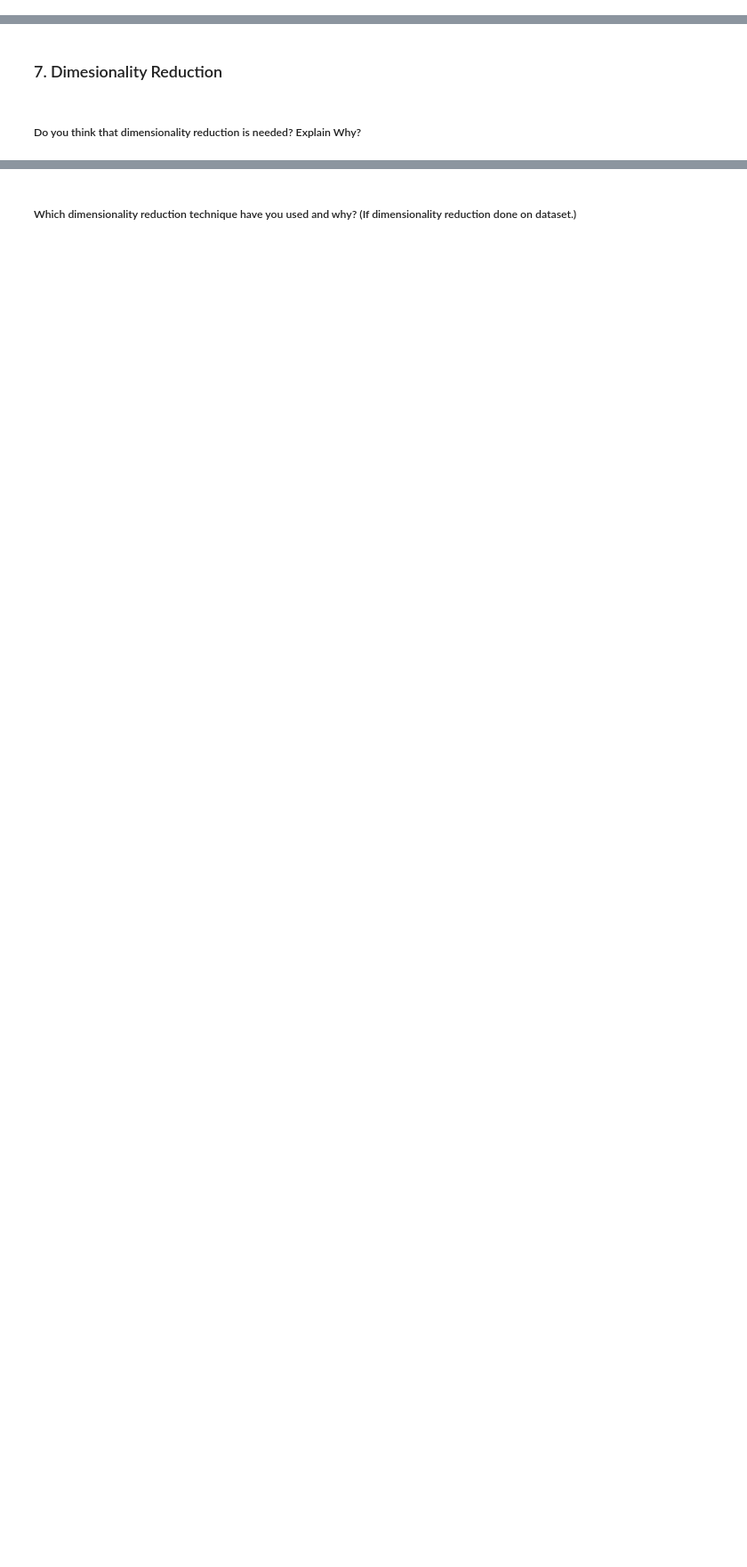
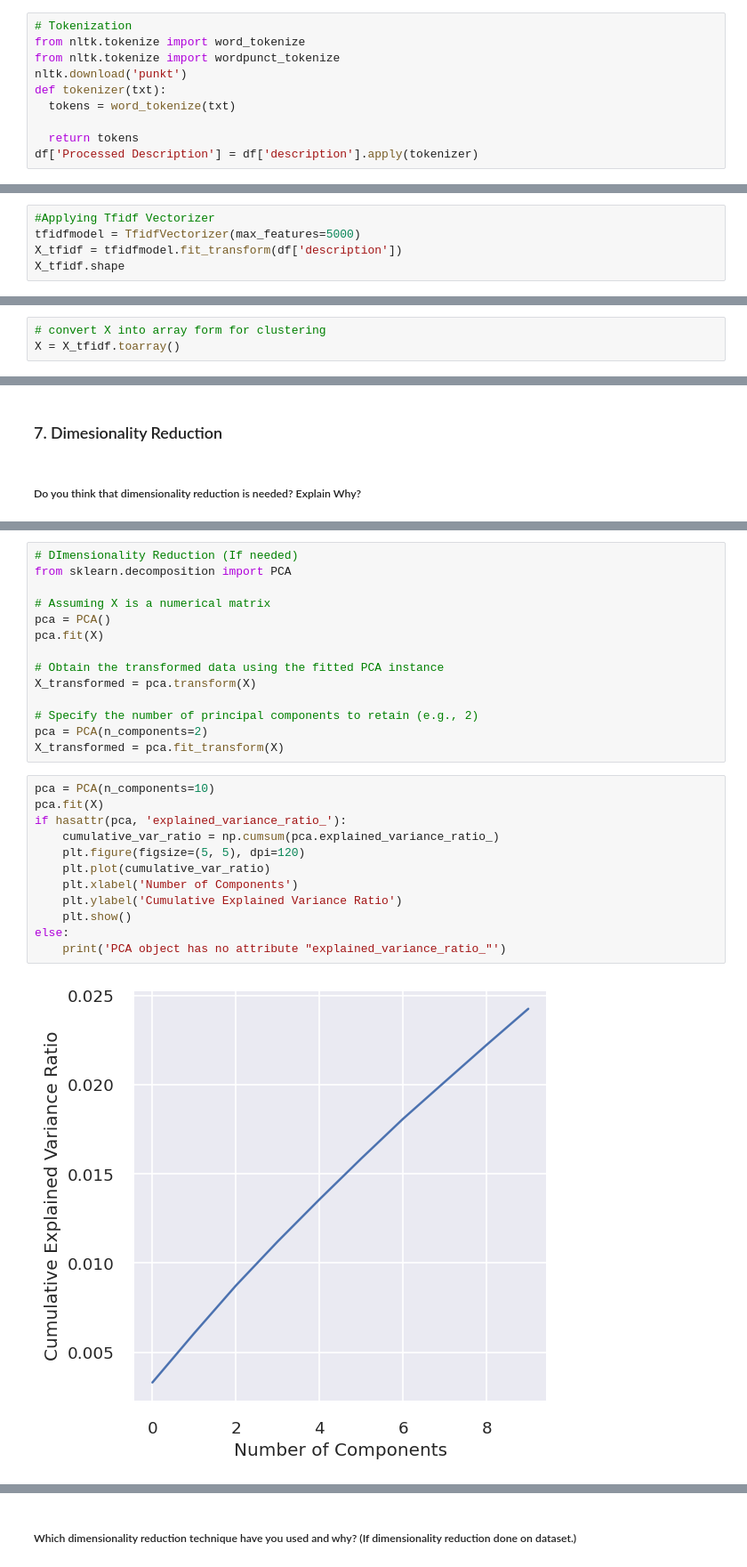
Before and after one commit to Kalpesh-Nandedkar/Netflix-Movies-and-TV-Shows-Clustering, a Jupyter notebook: Netflix_Movies_&_TV_Shows_Clustering.ipynb, the cells around one changed output, grey strips where cells are left out. Shown at 89% size. Drawn from its saved outputs; the diff is of its cells as text; blank space fills up the shorter version.

```diff
--- a/Netflix_Movies_&_TV_Shows_Clustering.ipynb
+++ b/Netflix_Movies_&_TV_Shows_Clustering.ipynb
@@ -1251,0 +1313,10 @@ Answer Here.
+# %%
+# Tokenization
+from nltk.tokenize import word_tokenize
+from nltk.tokenize import wordpunct_tokenize
+nltk.download('punkt')
+def tokenizer(txt):
+  tokens = word_tokenize(txt)
+
+  return tokens
+df['Processed Description'] = df['description'].apply(tokenizer)
@@ -1267,0 +1365,5 @@ Answer Here.
+# %%
+#Applying Tfidf Vectorizer
+tfidfmodel = TfidfVectorizer(max_features=5000)
+X_tfidf = tfidfmodel.fit_transform(df['description'])
+X_tfidf.shape
@@ -1268,2 +1372,5 @@ Answer Here.
+# %%
+# convert X into array form for clustering
+X = X_tfidf.toarray()
 # %% [markdown]
 ##### Which text vectorization technique have you used and why?
@@ -1309,0 +1425,28 @@ Answer Here.
+# %%
+# DImensionality Reduction (If needed)
+from sklearn.decomposition import PCA
+
+# Assuming X is a numerical matrix
+pca = PCA()
+pca.fit(X)
+
+# Obtain the transformed data using the fitted PCA instance
+X_transformed = pca.transform(X)
+
+# Specify the number of principal components to retain (e.g., 2)
+pca = PCA(n_components=2)
+X_transformed = pca.fit_transform(X)
+# %%
+pca = PCA(n_components=10)
+pca.fit(X)
+if hasattr(pca, 'explained_variance_ratio_'):
+    cumulative_var_ratio = np.cumsum(pca.explained_variance_ratio_)
+    plt.figure(figsize=(5, 5), dpi=120)
+    plt.plot(cumulative_var_ratio)
+    plt.xlabel('Number of Components')
+    plt.ylabel('Cumulative Explained Variance Ratio')
+    plt.show()
+else:
+    print('PCA object has no attribute "explained_variance_ratio_"')
+# %% [output]
+[figure, added]
```
Also changed, not shown: parts of 59 cells of this notebook.
